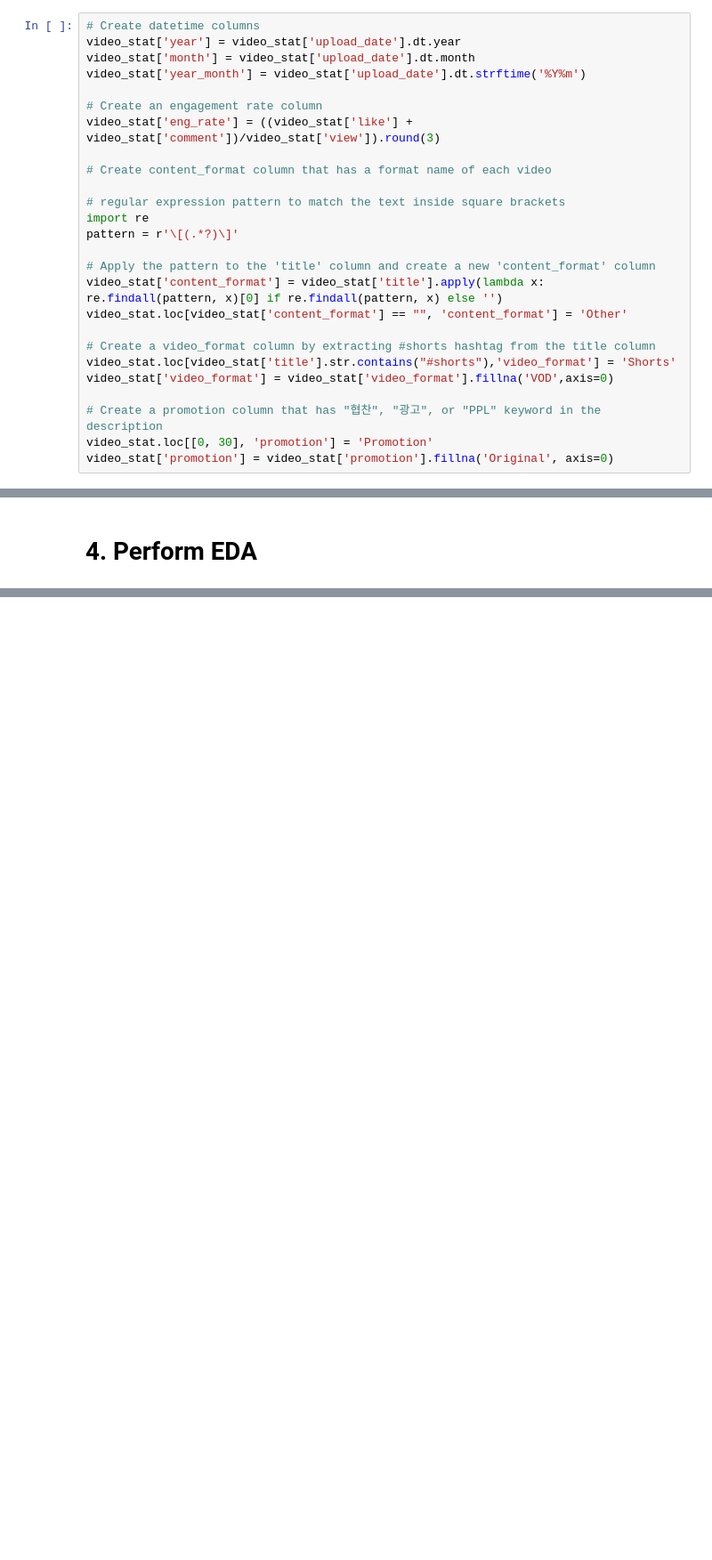
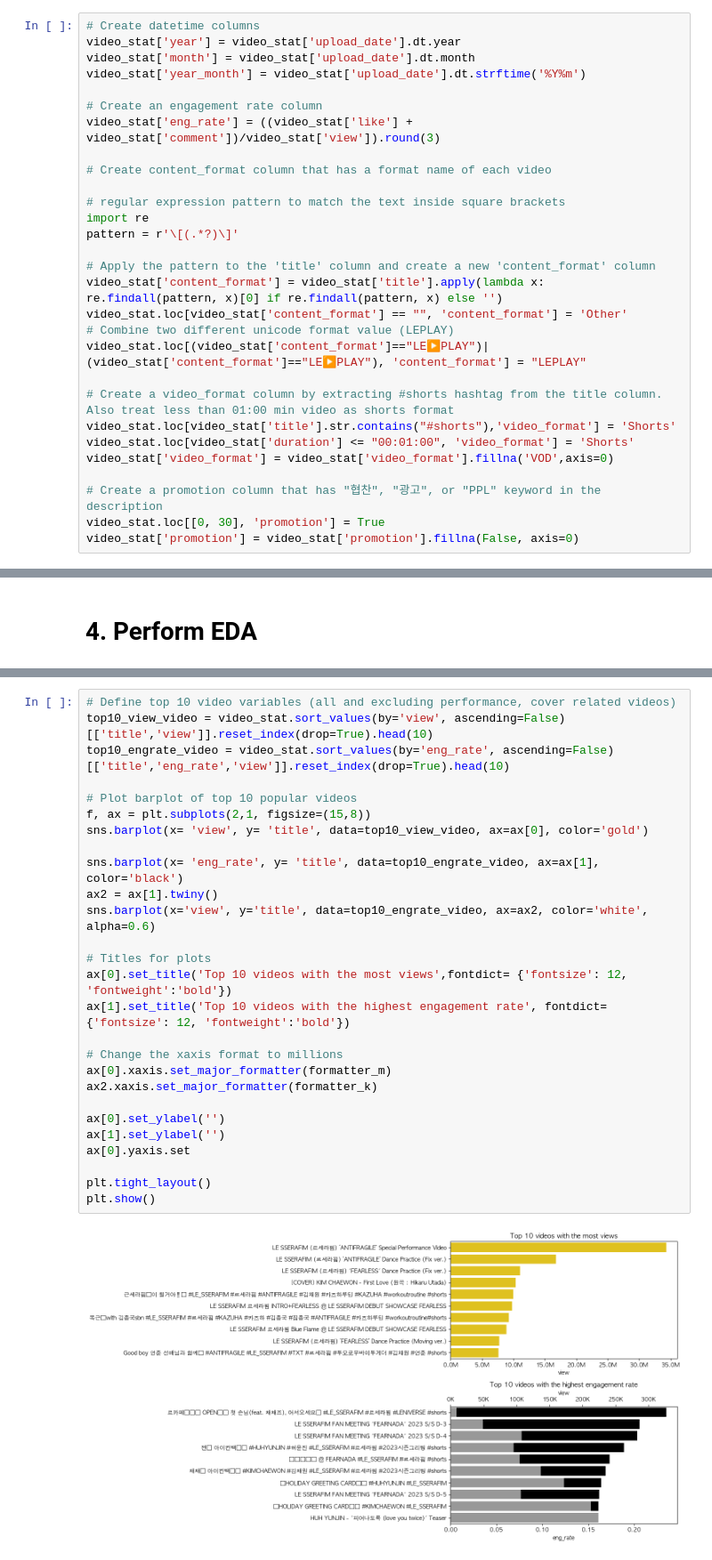
Before and after one commit to tomyeo88/lesserafim_YT_analysis, a Jupyter notebook: ls_ch_pjt.ipynb, the cells around one changed output, grey strips where cells are left out. Shown at 89% size. Cells and saved outputs as stored; diff of their text form; blank space fills up the shorter version.

```diff
--- a/ls_ch_pjt.ipynb
+++ b/ls_ch_pjt.ipynb
@@ -489,11 +510,14 @@ pattern = r'\[(.*?)\]'
 # Apply the pattern to the 'title' column and create a new 'content_format' column
 video_stat['content_format'] = video_stat['title'].apply(lambda x: re.findall(pattern, x)[0] if re.findall(pattern, x) else '')
 video_stat.loc[video_stat['content_format'] == "", 'content_format'] = 'Other'
+# Combine two different unicode format value (LEPLAY)
+video_stat.loc[(video_stat['content_format']=="LE▶️PLAY")|(video_stat['content_format']=="LE▶PLAY"), 'content_format'] = "LEPLAY"
 
-# Create a video_format column by extracting #shorts hashtag from the title column
+# Create a video_format column by extracting #shorts hashtag from the title column. Also treat less than 01:00 min video as shorts format
 video_stat.loc[video_stat['title'].str.contains("#shorts"),'video_format'] = 'Shorts'
+video_stat.loc[video_stat['duration'] <= "00:01:00", 'video_format'] = 'Shorts'
 video_stat['video_format'] = video_stat['video_format'].fillna('VOD',axis=0)
 
 # Create a promotion column that has "협찬", "광고", or "PPL" keyword in the description
-video_stat.loc[[0, 30], 'promotion'] = 'Promotion'
-video_stat['promotion'] = video_stat['promotion'].fillna('Original', axis=0)
+video_stat.loc[[0, 30], 'promotion'] = True
+video_stat['promotion'] = video_stat['promotion'].fillna(False, axis=0)
@@ -547,0 +599,29 @@ comments.head()
+# %%
+# Define top 10 video variables (all and excluding performance, cover related videos)
+top10_view_video = video_stat.sort_values(by='view', ascending=False)[['title','view']].reset_index(drop=True).head(10)
+top10_engrate_video = video_stat.sort_values(by='eng_rate', ascending=False)[['title','eng_rate','view']].reset_index(drop=True).head(10)
+
+# Plot barplot of top 10 popular videos
+f, ax = plt.subplots(2,1, figsize=(15,8))
+sns.barplot(x= 'view', y= 'title', data=top10_view_video, ax=ax[0], color='gold')
+
+sns.barplot(x= 'eng_rate', y= 'title', data=top10_engrate_video, ax=ax[1], color='black')
+ax2 = ax[1].twiny()
+sns.barplot(x='view', y='title', data=top10_engrate_video, ax=ax2, color='white', alpha=0.6)
+
+# Titles for plots
+ax[0].set_title('Top 10 videos with the most views',fontdict= {'fontsize': 12, 'fontweight':'bold'})
+ax[1].set_title('Top 10 videos with the highest engagement rate', fontdict= {'fontsize': 12, 'fontweight':'bold'})
+
+# Change the xaxis format to millions
+ax[0].xaxis.set_major_formatter(formatter_m)
+ax2.xaxis.set_major_formatter(formatter_k)
+
+ax[0].set_ylabel('')
+ax[1].set_ylabel('')
+ax[0].yaxis.set
+
+plt.tight_layout()
+plt.show()
+# %% [output]
+[figure, added]
```
Also changed, not shown: parts of 66 cells of this notebook, 1 other file.
